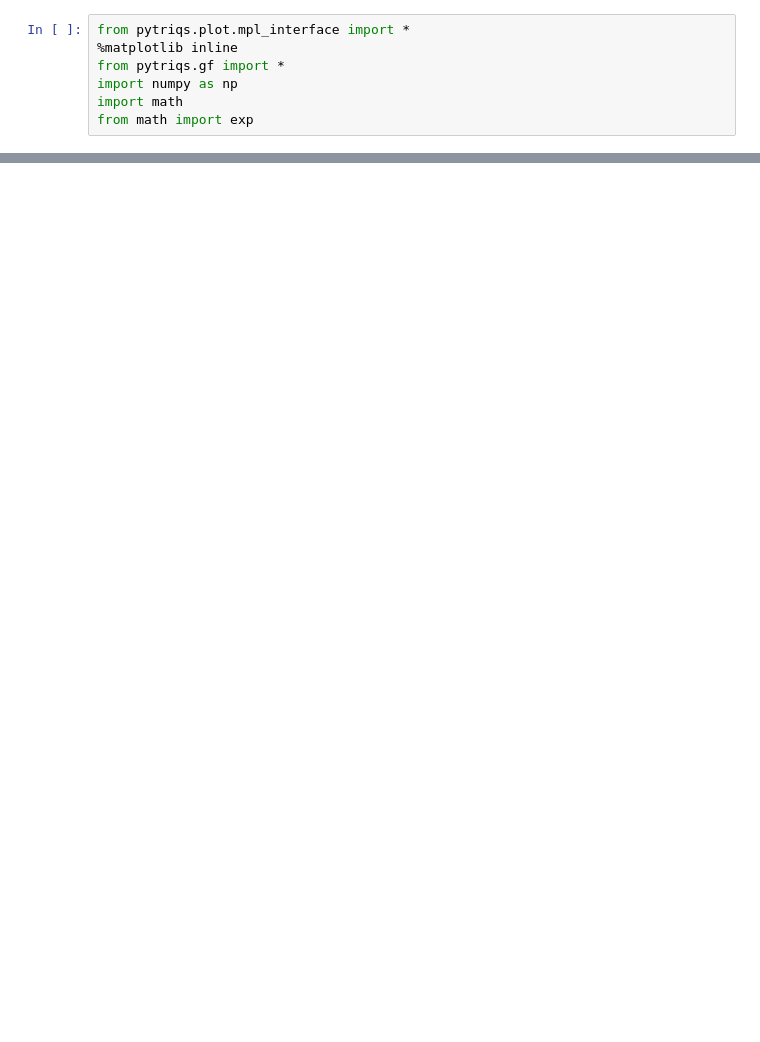
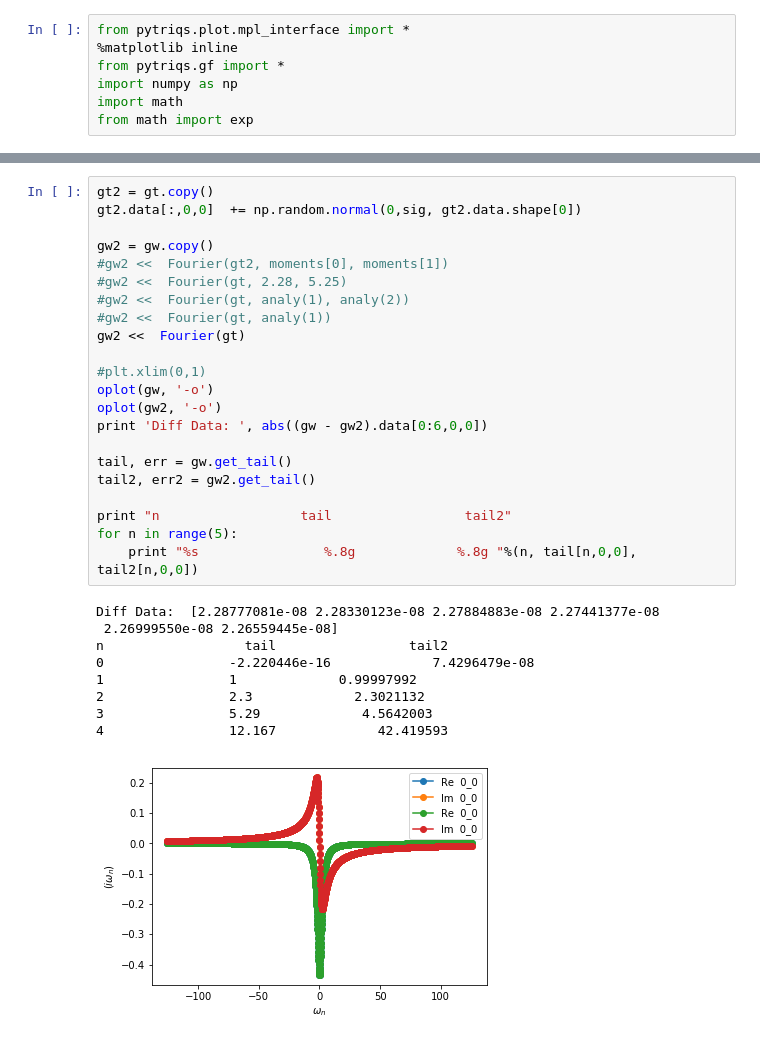
Before and after one commit to TRIQS/triqs, a Jupyter notebook: TailGtau.ipynb, the cells around one changed output, grey strips where cells are left out. Cells and saved outputs as stored; diff of their text form; blank space fills up the shorter version.

```diff
--- a/TailGtau.ipynb
+++ b/TailGtau.ipynb
@@ -98,0 +142,32 @@ eps =  0.0500500500501
+# %%
+gt2 = gt.copy()
+gt2.data[:,0,0]  += np.random.normal(0,sig, gt2.data.shape[0])
+
+gw2 = gw.copy()
+#gw2 <<  Fourier(gt2, moments[0], moments[1])
+#gw2 <<  Fourier(gt, 2.28, 5.25)
+#gw2 <<  Fourier(gt, analy(1), analy(2))
+#gw2 <<  Fourier(gt, analy(1))
+gw2 <<  Fourier(gt)
+
+#plt.xlim(0,1)
+oplot(gw, '-o')
+oplot(gw2, '-o')
+print 'Diff Data: ', abs((gw - gw2).data[0:6,0,0])
+
+tail, err = gw.get_tail()
+tail2, err2 = gw2.get_tail()
+
+print "n                  tail                 tail2"
+for n in range(5):
+    print "%s                %.8g             %.8g "%(n, tail[n,0,0], tail2[n,0,0])
+# %% [output]
+Diff Data:  [2.28777081e-08 2.28330123e-08 2.27884883e-08 2.27441377e-08
+ 2.26999550e-08 2.26559445e-08]
+n                  tail                 tail2
+0                -2.220446e-16             7.4296479e-08
+1                1             0.99997992
+2                2.3             2.3021132
+3                5.29             4.5642003
+4                12.167             42.419593
+[figure, added]
```
Also changed, not shown: parts of 7 cells of this notebook, 1 other file.
